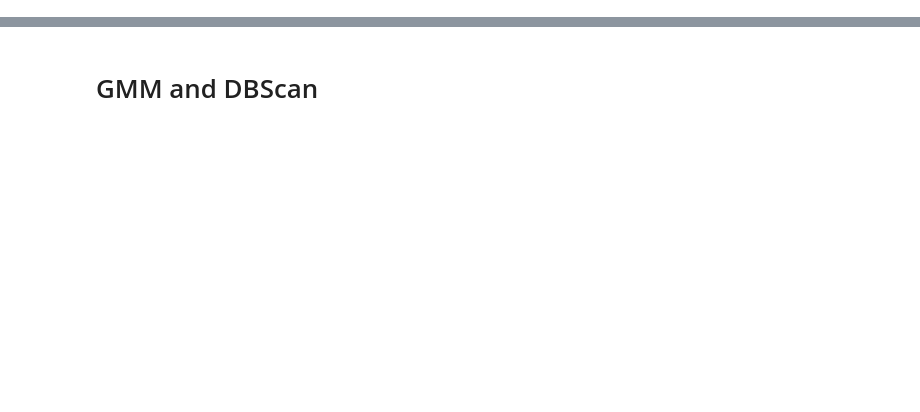
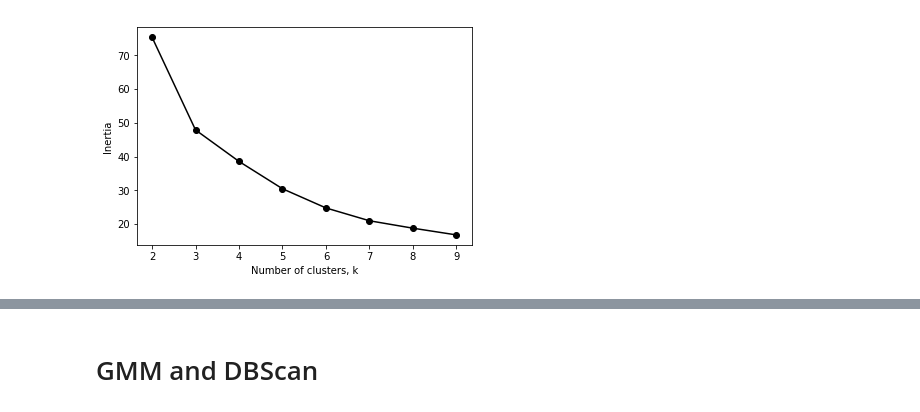
Before and after one commit to leonaisabelle/CUSP-ADS-Project, a Jupyter notebook: modelling_notebooks/Clustering.ipynb, the cells around one changed output, grey strips where cells are left out. Drawn from its saved outputs; the diff is of its cells as text; code cells hidden in the pictures; blank space fills up the shorter version.

Commit message:
Update clustering nb w new data

```diff
--- a/modelling_notebooks/Clustering.ipynb
+++ b/modelling_notebooks/Clustering.ipynb
@@ -27,10 +27,9 @@ def elbow(X, k_candidates, random_seed=324):
         model = KMeans(n_clusters=k, random_state=random_seed, max_iter=500).fit(X)
         inertias.append(model.inertia_)
 
-    plt.plot(ks, inertias, '-o', color='black')
+    plt.plot(k_candidates, inertias, '-o', color='black')
     plt.xlabel('Number of clusters, k')
     plt.ylabel('Inertia')
-    plt.xticks(ks)
     plt.show()
 # %%
 from sklearn.decomposition import PCA
@@ -215,0 +60,2 @@ explained_var(pca)
+# %%
+K_CANDIDATES = range(2, 10)
@@ -215,0 +64,6 @@ explained_var(pca)
+# %%
+# load data
+data = pd.read_csv('../data/Data_crimeUnscaled.csv', index_col=0)
+X_unscaled = data.iloc[:, 1:]
+
+X_unscaled.head()
@@ -215,0 +92,5 @@ explained_var(pca)
+# %%
+elbow(X_unscaled, K_CANDIDATES)
+# seems like optimal_k=3
+# %% [output]
+[figure, added]
```
Also changed, not shown: parts of 59 cells of this notebook.
